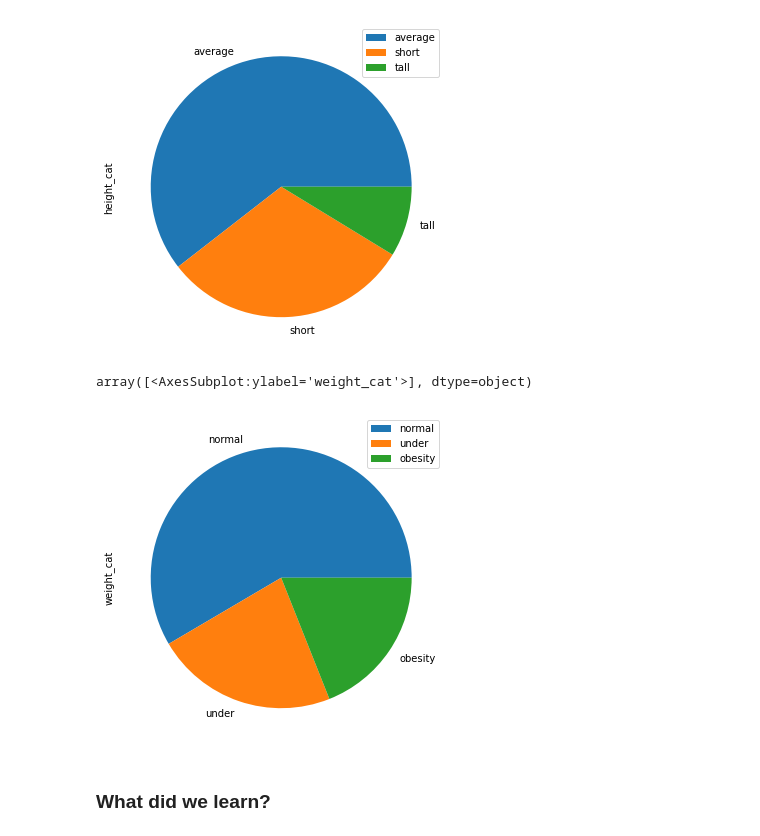
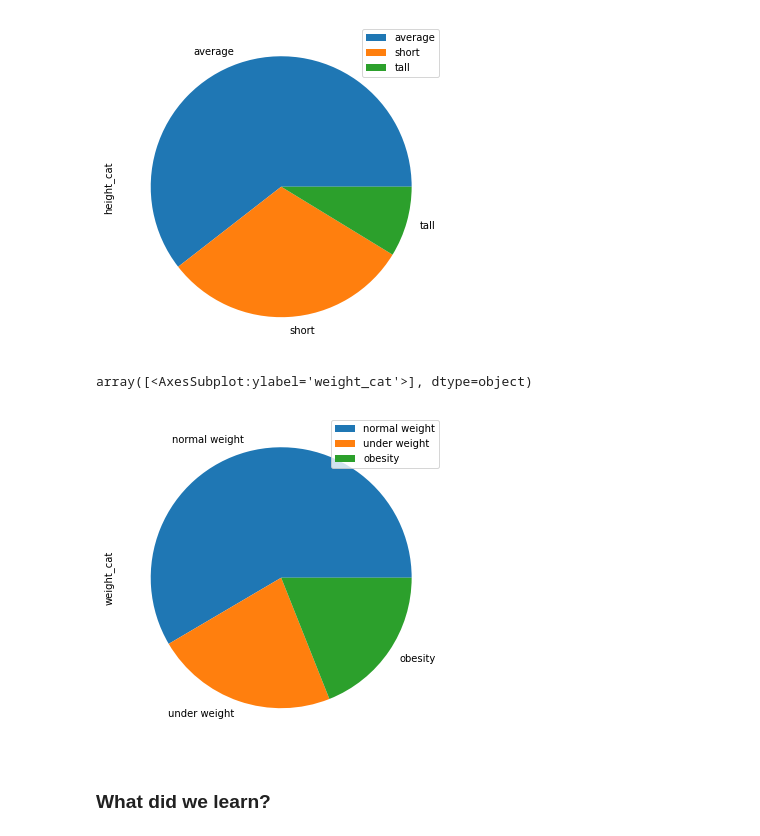
Before and after one commit to msameeruddin/Data-Analysis-Python, a Jupyter notebook: 3_DA_Preprocessing/understanding_data_preprocessing.ipynb, the cells around one changed output. Cells and saved outputs as stored; diff of their text form; code cells hidden in the pictures.

```diff
--- a/3_DA_Preprocessing/understanding_data_preprocessing.ipynb
+++ b/3_DA_Preprocessing/understanding_data_preprocessing.ipynb
@@ -353,7 +369,7 @@ hw_df.head()
 # weight_cat
 
 height_cat = pd.cut(x=hw_df['Height(Inches)'], bins=3, labels=['short', 'average', 'tall'])
-weight_cat = pd.cut(x=hw_df['Weight(Pounds)'], bins=3, labels=['under', 'normal', 'obesity'])
+weight_cat = pd.cut(x=hw_df['Weight(Pounds)'], bins=3, labels=['under weight', 'normal weight', 'obesity'])
 # %% [markdown]
 **Make a new column `height_cat` and `weight_cat` in the dataframe - `hw_df`**
 # %%
@@ -424,10 +440,10 @@ array([<AxesSubplot:ylabel='height_cat'>], dtype=object)
 [figure]
 # %%
 # plot pie of wdf_pie with size (width=10, height=6)
-wdf_pie.plot(kind='pie', figsize=(10, 6), subplots=True)
+wdf_pie.plot(figsize=(10, 6), kind='pie', subplots=True)
 # %% [output]
 array([<AxesSubplot:ylabel='weight_cat'>], dtype=object)
-[figure, old version]
+[figure, new version]
 # %% [markdown]
 ### What did we learn?
 # %% [markdown]
```
Also changed, not shown: parts of 16 cells of this notebook, 15 other files.
